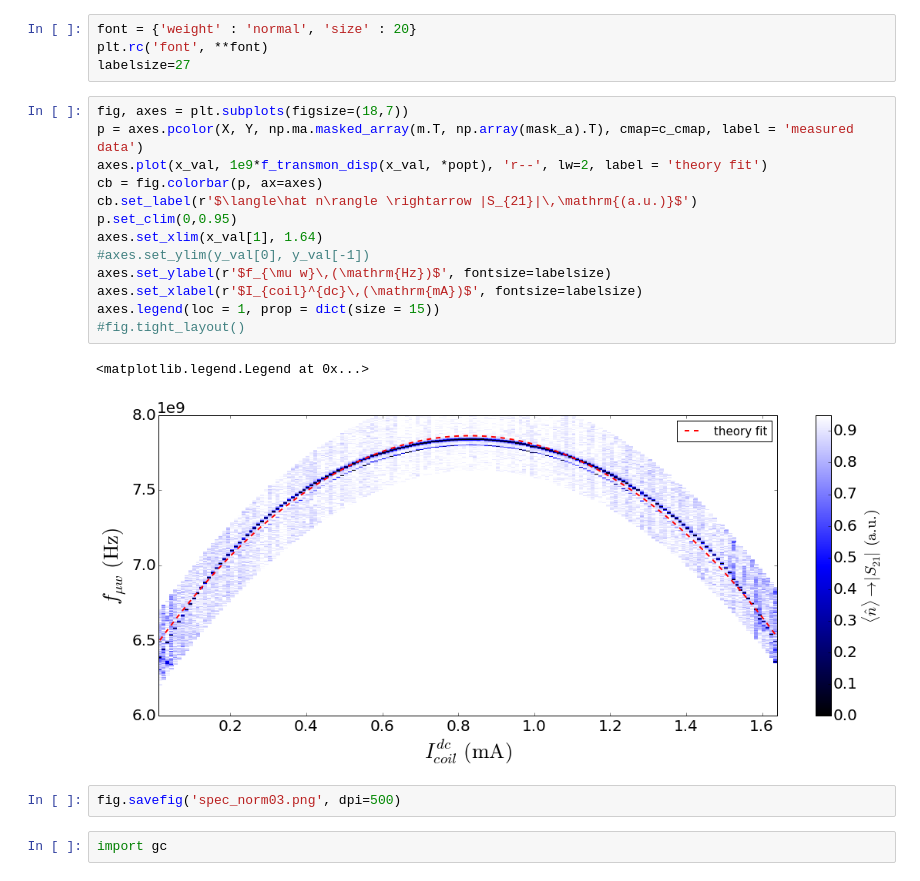
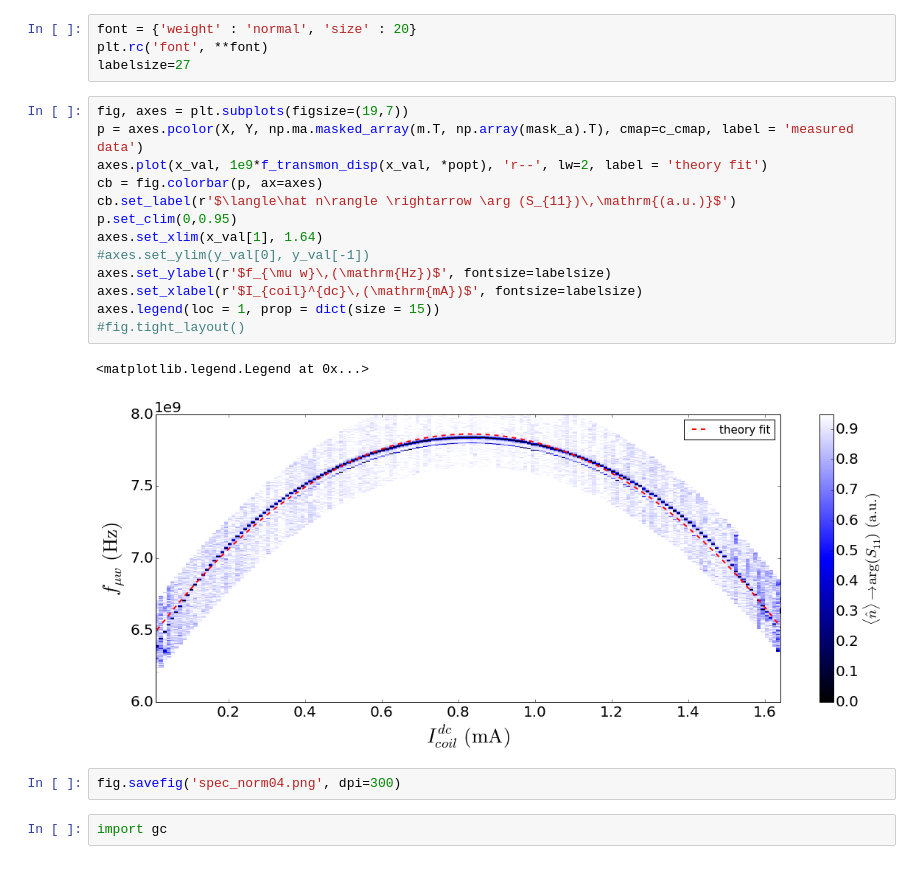
Before and after one commit to qkitgroup/qkit, a Jupyter notebook: analysis/spectrum.ipynb, the cells around one changed output. Saved outputs shown, nothing was run; the diff lists cells and outputs as text.

Commit message:
plot optimize

```diff
--- a/analysis/spectrum.ipynb
+++ b/analysis/spectrum.ipynb
@@ -131,23 +131,23 @@ font = {'weight' : 'normal', 'size' : 20}
 plt.rc('font', **font)
 labelsize=27
 # %%
-fig, axes = plt.subplots(figsize=(18,7))
+fig, axes = plt.subplots(figsize=(19,7))
 p = axes.pcolor(X, Y, np.ma.masked_array(m.T, np.array(mask_a).T), cmap=c_cmap, label = 'measured data')
 axes.plot(x_val, 1e9*f_transmon_disp(x_val, *popt), 'r--', lw=2, label = 'theory fit')
 cb = fig.colorbar(p, ax=axes)
-cb.set_label(r'$\langle\hat n\rangle \rightarrow |S_{21}|\,\mathrm{(a.u.)}$')
+cb.set_label(r'$\langle\hat n\rangle \rightarrow \arg (S_{11})\,\mathrm{(a.u.)}$')
 p.set_clim(0,0.95)
 axes.set_xlim(x_val[1], 1.64)
 #axes.set_ylim(y_val[0], y_val[-1])
 axes.set_ylabel(r'$f_{\mu w}\,(\mathrm{Hz})$', fontsize=labelsize)
 axes.set_xlabel(r'$I_{coil}^{dc}\,(\mathrm{mA})$', fontsize=labelsize)
 axes.legend(loc = 1, prop = dict(size = 15))
 #fig.tight_layout()
 # %% [output]
 <matplotlib.legend.Legend at 0x...>
-[figure, old version]
+[figure, new version]
 # %%
-fig.savefig('spec_norm03.png', dpi=500)
+fig.savefig('spec_norm04.png', dpi=300)
 # %%
 import gc
 # %%
```
Also changed, not shown: parts of 1 cell of this notebook.
